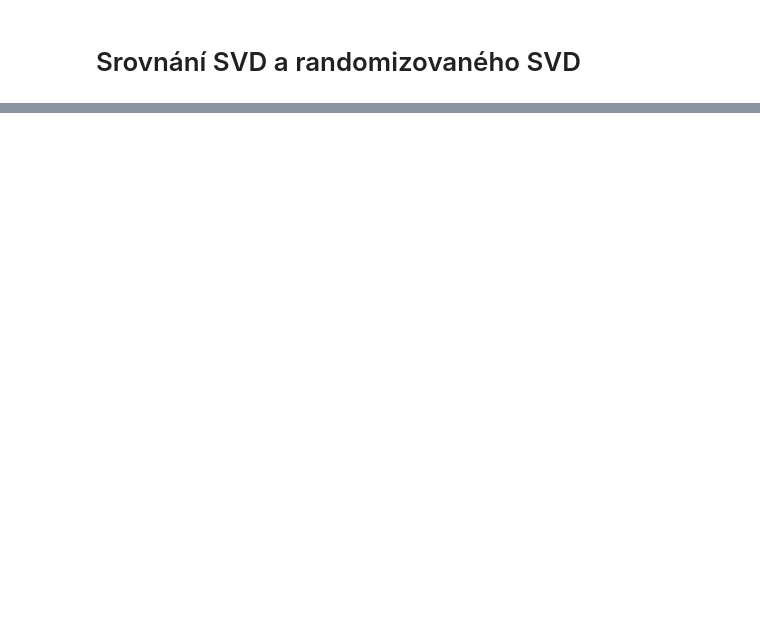
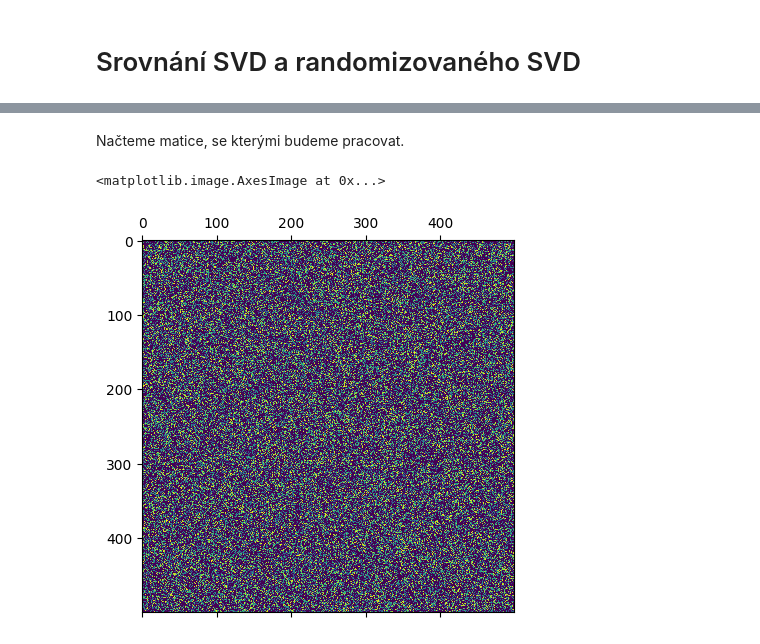
Before and after one commit to OndrejKucera77/numlingebra2, a Jupyter notebook: kod.ipynb, the cells around one changed output, grey strips where cells are left out. Cells and saved outputs as stored; diff of their text form; code cells hidden in the pictures; blank space fills up the shorter version.

```diff
--- a/kod.ipynb
+++ b/kod.ipynb
@@ -58,0 +13,13 @@ k=496: 67.08040369070784 83.5284 %:
+# %% [markdown]
+Načteme matice, se kterými budeme pracovat.
+# %%
+m = 500
+n = 500
+Md = np.random.rand(m*n)
+Md[np.random.rand(m*n) < 0.5] = 0
+Md = Md.reshape(m, n)
+M = csr_matrix(Md)
+plt.matshow(Md)
+# %% [output]
+<matplotlib.image.AxesImage at 0x...>
+[figure, added]
```
Also changed, not shown: parts of 14 cells of this notebook.
